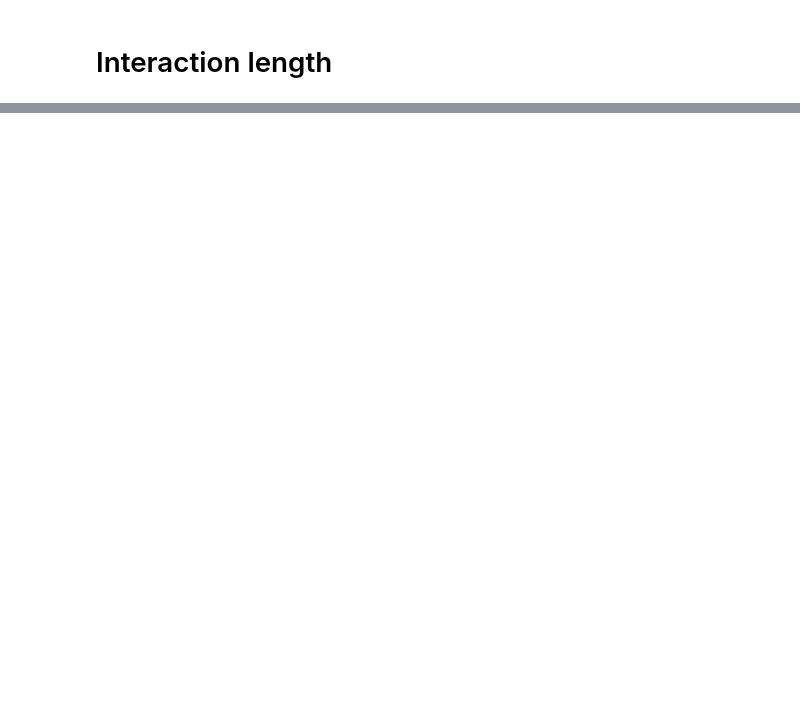
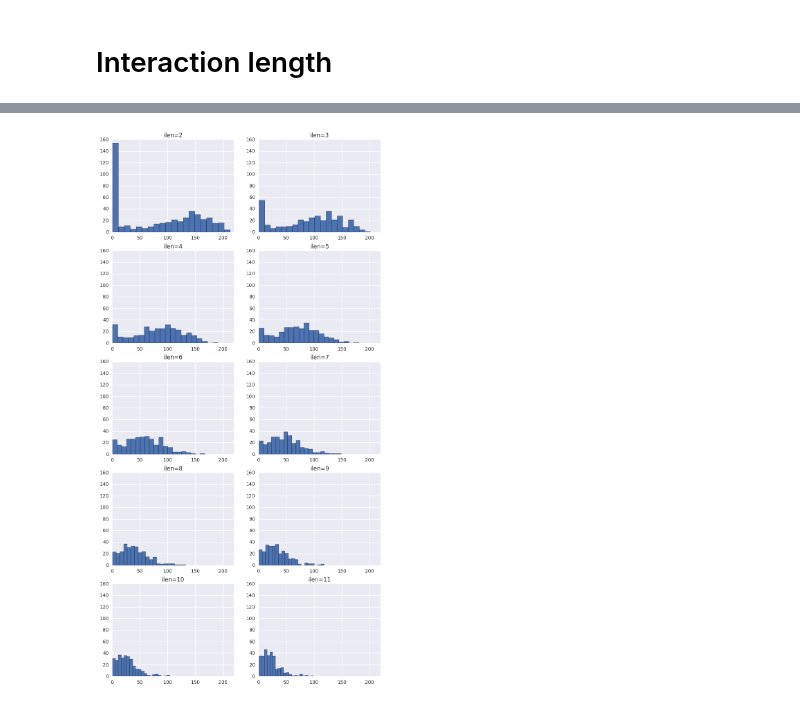
Before and after one commit to aschle/bees-sna, a Jupyter notebook: bib/Network_stat_plots_distance_interactionlength.ipynb, the cells around one changed output, grey strips where cells are left out. Saved outputs shown, nothing was run; the diff lists cells and outputs as text; code cells hidden in the pictures; blank space fills up the shorter version.

```diff
--- a/bib/Network_stat_plots_distance_interactionlength.ipynb
+++ b/bib/Network_stat_plots_distance_interactionlength.ipynb
@@ -78,0 +108,22 @@ axes[3,1].set_title('Diameter')
+# %%
+df.degree = df.degree.apply(lambda x: ast.literal_eval(x.split("(")[1].split(")")[0]))
+# %%
+fig, axes = plt.subplots(5,2)
+
+count = 0
+
+for i, r in df.iterrows():
+    if (count != 0):
+        nrow = int((i-1)/2)
+        ncol = (i-1)%2
+        axes[nrow,ncol].hist(r.degree, bins=20)
+        axes[nrow,ncol].set_title("ilen={}".format(r.interaction_length))
+        axes[nrow,ncol].set_xlim(0,220)
+        axes[nrow,ncol].set_ylim(0,160)
+
+    count += 1
+
+fig.set_size_inches(10,20)
+plt.show()
+# %% [output]
+[figure, added]
```
Also changed, not shown: parts of 9 cells of this notebook.
